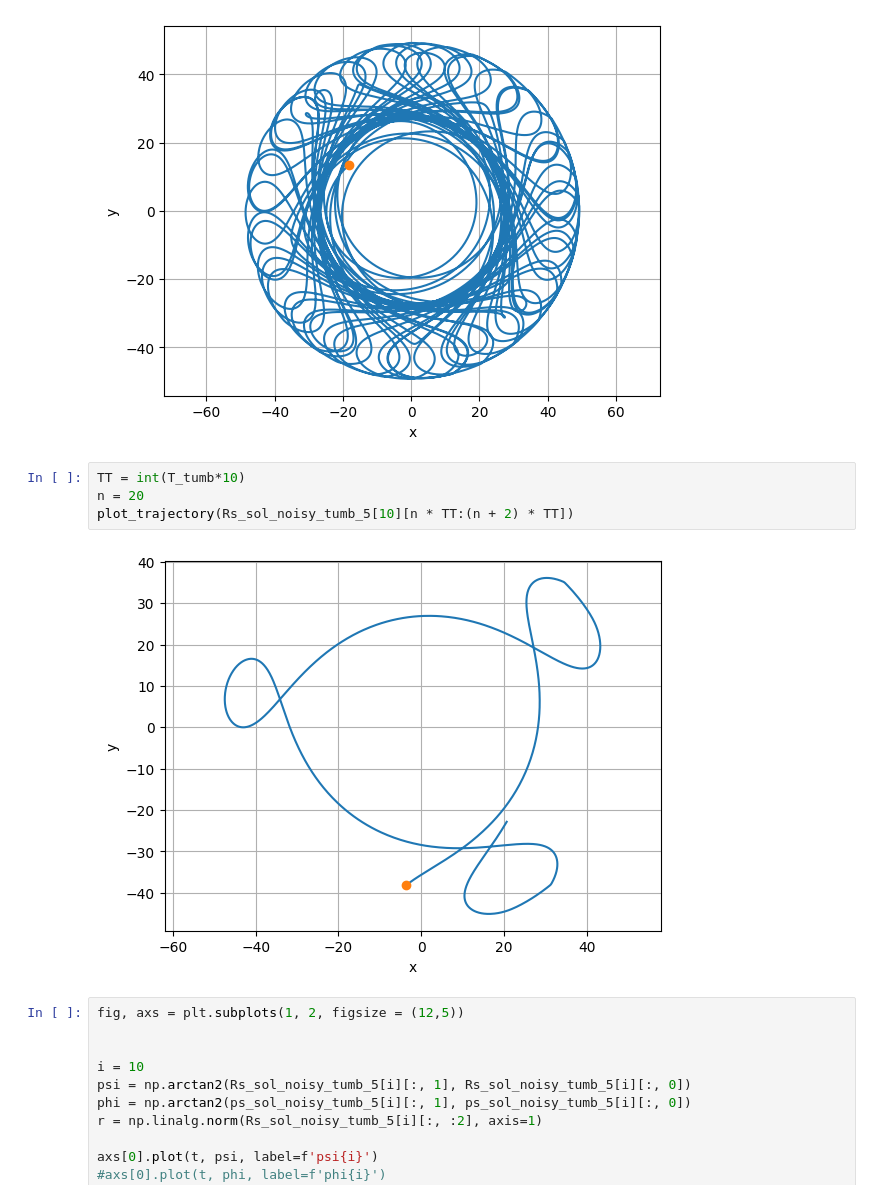
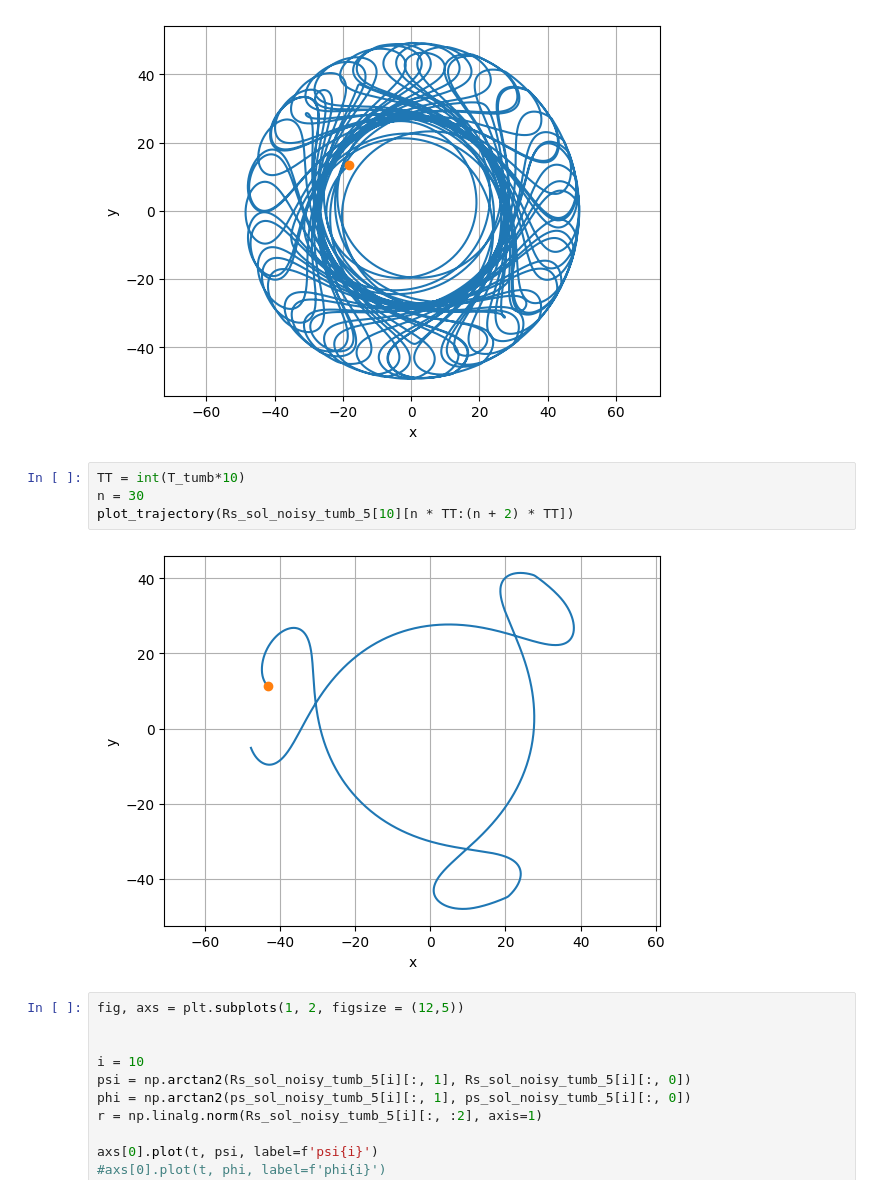
Before and after one commit to dzinty/microswimmers, a Jupyter notebook: many_swimmers_euler.ipynb, the cells around one changed output. Drawn from its saved outputs; the diff is of its cells as text.

```diff
--- a/many_swimmers_euler.ipynb
+++ b/many_swimmers_euler.ipynb
@@ -587,10 +587,10 @@ plot_trajectory(Rs_sol_noisy_tumb_5[10])
 [figure]
 # %%
 TT = int(T_tumb*10)
-n = 20
+n = 30
 plot_trajectory(Rs_sol_noisy_tumb_5[10][n * TT:(n + 2) * TT])
 # %% [output]
-[figure, old version]
+[figure, new version]
 # %%
 fig, axs = plt.subplots(1, 2, figsize = (12,5))
 
```
Also changed, not shown: parts of 2 cells of this notebook.
